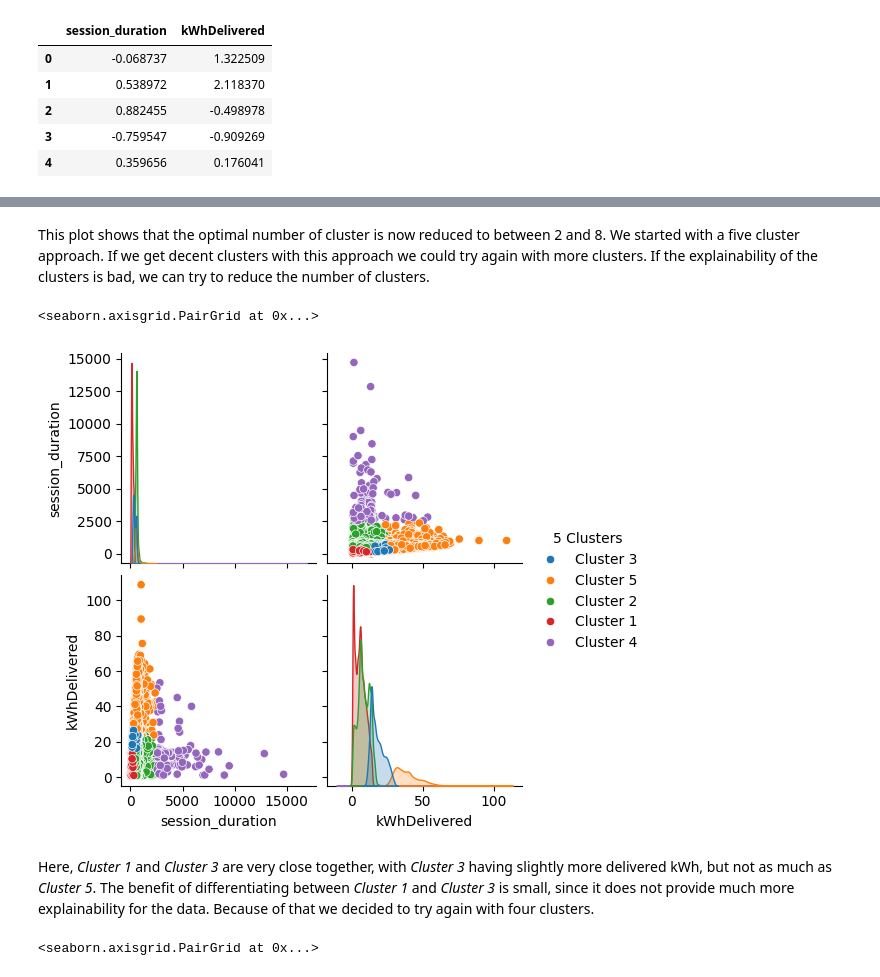
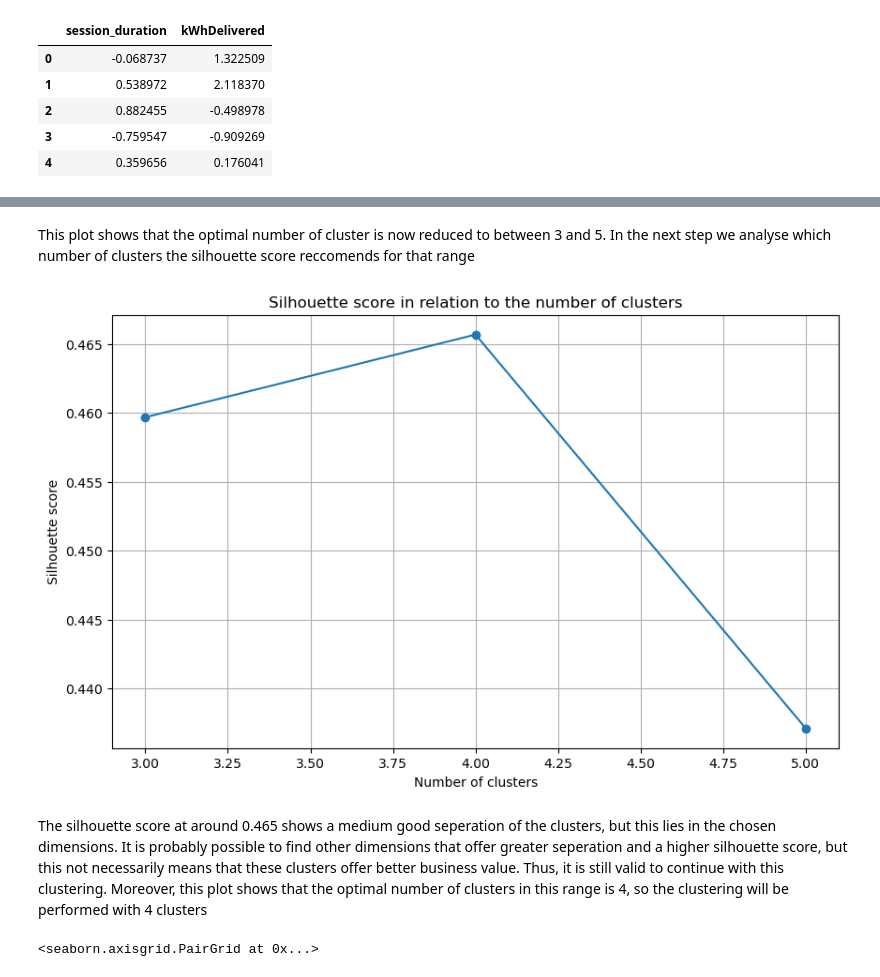
Before and after one commit to Amocon/A-Team_AA-Team-Assignment_2024, a Jupyter notebook: aa_team_assignment/03_clustering_analysis.ipynb, the cells around one changed output, grey strips where cells are left out. Cells and saved outputs as stored; diff of their text form; code cells hidden in the pictures.

```diff
--- a/aa_team_assignment/03_clustering_analysis.ipynb
+++ b/aa_team_assignment/03_clustering_analysis.ipynb
@@ -185,2 +184,0 @@ plt.xlim([0,14])
-# %% [markdown]
-This plot shows that the optimal number of cluster is now reduced to between 2 and 8. We started with a five cluster approach. If we get decent clusters with this approach we could try again with more clusters. If the explainability of the clusters is bad, we can try to reduce the number of clusters.
@@ -189,17 +185,30 @@ numbers = ["Cluster 1", "Cluster 2", "Cluster 3", "Cluster 4", "Cluster 5"]
-# %%
-# Test with 5 clusters first
-
-five_means = KMeans(n_clusters=5, n_init='auto', random_state=42)
-# Fit algorithm for 5 clusters
-five_means.fit(clustering_scaled_df)
-X["5 Clusters"] = five_means.predict(clustering_scaled)
-X["5 Clusters"] = X["5 Clusters"].apply(lambda x: numbers[x])
-sns.pairplot(data=X, hue="5 Clusters")
-# %% [output]
-<seaborn.axisgrid.PairGrid at 0x...>
-[figure, removed]
-# %% [markdown]
-Here, *Cluster 1* and *Cluster 3* are very close together, with *Cluster 3* having slightly more delivered kWh, but not as much as *Cluster 5*. The benefit of differentiating between *Cluster 1* and *Cluster 3* is small, since it does not provide much more explainability for the data. Because of that we decided to try again with four clusters.
+# %% [markdown]
+This plot shows that the optimal number of cluster is now reduced to between 3 and 5. In the next step we analyse which number of clusters the silhouette score reccomends for that range
+# %%
+from sklearn.metrics import silhouette_score
+# Cluster range 3 to 5
+cluster_range = range(3, 6)
+silhouette_scores = []
+
+# Calculate silhouette score for each cluster
+for n_clusters in cluster_range:
+    kmeans = KMeans(n_clusters=n_clusters, n_init='auto', random_state=42)
+    kmeans.fit(clustering_scaled_df)
+    score = silhouette_score(clustering_scaled_df, kmeans.labels_, random_state=42)
+    silhouette_scores.append(score)
+
+# Plot silhouette score in relation to the number of clusters
+plt.figure(figsize=(10, 6))
+plt.plot(cluster_range, silhouette_scores, marker='o')
+plt.title('Silhouette score in relation to the number of clusters')
+plt.xlabel('Number of clusters')
+plt.ylabel('Silhouette score')
+plt.grid(True)
+plt.show()
+# %% [output]
+[figure, added]
+# %% [markdown]
+The silhouette score at around 0.465 shows a medium good seperation of the clusters, but this lies in the chosen dimensions. It is probably possible to find other dimensions that offer greater seperation and a higher silhouette score, but this not necessarily means that these clusters offer better business value. Thus, it is still valid to continue with this clustering. Moreover, this plot shows that the optimal number of clusters in this range is 4, so the clustering will be performed with 4 clusters
 # %%
 four_means = KMeans(n_clusters=4, n_init='auto', random_state=42)
 # Fit algorithm for 4 clusters
```
Also changed, not shown: parts of 13 cells of this notebook.
